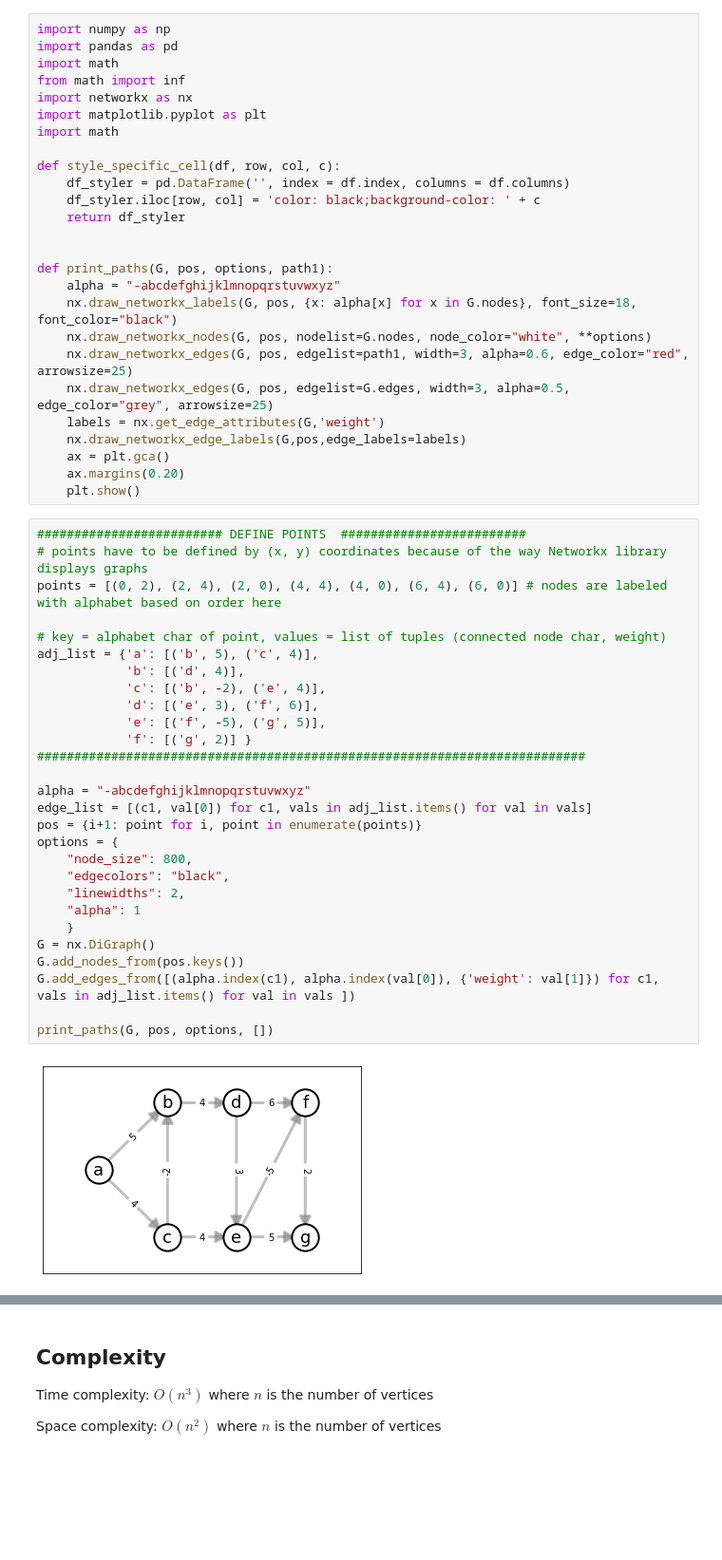
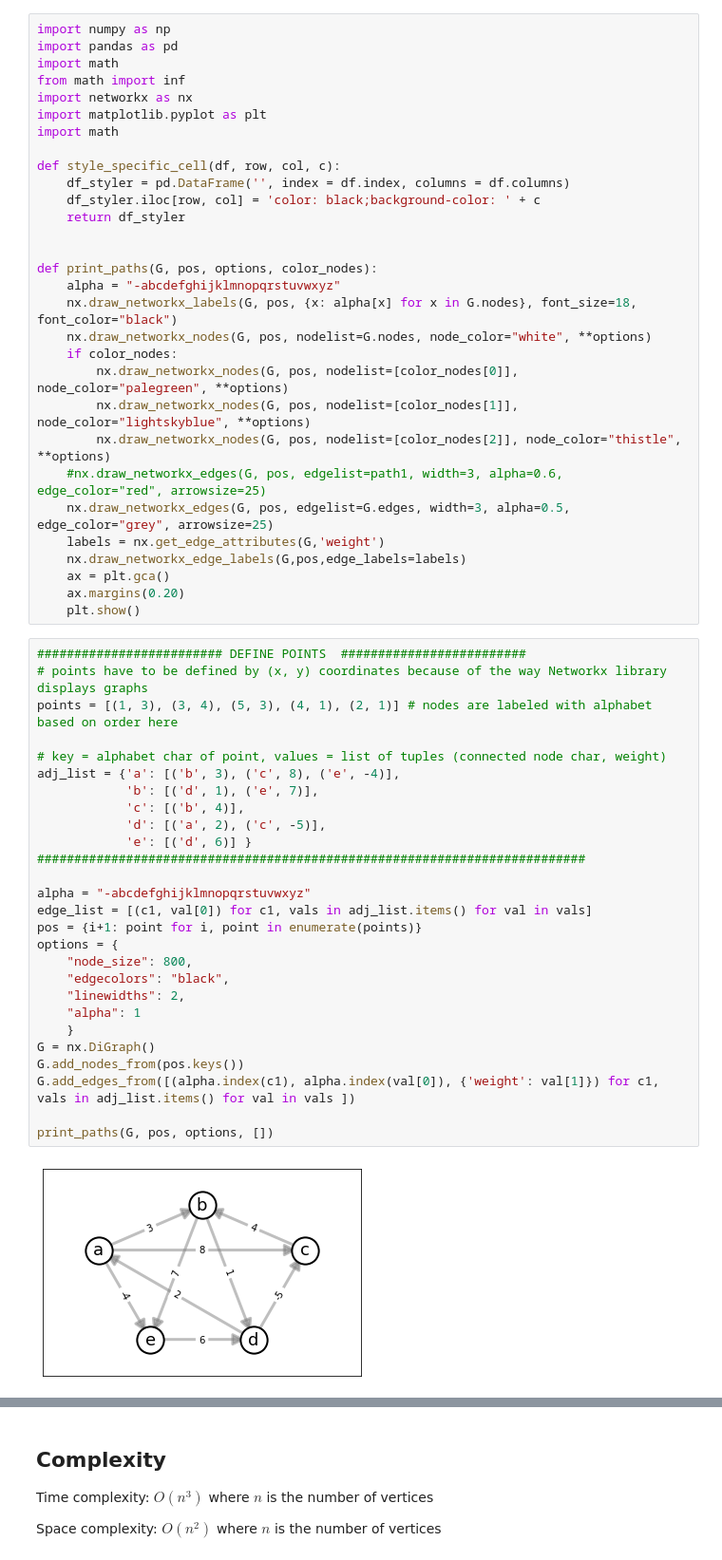
Before and after one commit to ezgimore/algo_notes, a Jupyter notebook: floyd_warshall.ipynb, the cells around one changed output, grey strips where cells are left out. Shown: that part at 95% size. Saved outputs shown, nothing was run; the diff lists cells and outputs as text; blank space fills up the shorter version.

```diff
--- a/floyd_warshall.ipynb
+++ b/floyd_warshall.ipynb
@@ -30,11 +34,15 @@ def style_specific_cell(df, row, col, c):
     return df_styler
 
 
-def print_paths(G, pos, options, path1):
+def print_paths(G, pos, options, color_nodes):
     alpha = "-abcdefghijklmnopqrstuvwxyz"
     nx.draw_networkx_labels(G, pos, {x: alpha[x] for x in G.nodes}, font_size=18, font_color="black")
     nx.draw_networkx_nodes(G, pos, nodelist=G.nodes, node_color="white", **options)
-    nx.draw_networkx_edges(G, pos, edgelist=path1, width=3, alpha=0.6, edge_color="red", arrowsize=25)
+    if color_nodes:
+        nx.draw_networkx_nodes(G, pos, nodelist=[color_nodes[0]], node_color="palegreen", **options)
+        nx.draw_networkx_nodes(G, pos, nodelist=[color_nodes[1]], node_color="lightskyblue", **options)
+        nx.draw_networkx_nodes(G, pos, nodelist=[color_nodes[2]], node_color="thistle", **options)
+    #nx.draw_networkx_edges(G, pos, edgelist=path1, width=3, alpha=0.6, edge_color="red", arrowsize=25)
     nx.draw_networkx_edges(G, pos, edgelist=G.edges, width=3, alpha=0.5, edge_color="grey", arrowsize=25)
     labels = nx.get_edge_attributes(G,'weight')
     nx.draw_networkx_edge_labels(G,pos,edge_labels=labels)
@@ -44,33 +52,32 @@ def print_paths(G, pos, options, path1):
 # %%
 ######################### DEFINE POINTS  #########################
 # points have to be defined by (x, y) coordinates because of the way Networkx library displays graphs
-points = [(0, 2), (2, 4), (2, 0), (4, 4), (4, 0), (6, 4), (6, 0)] # nodes are labeled with alphabet based on order here
+points = [(1, 3), (3, 4), (5, 3), (4, 1), (2, 1)] # nodes are labeled with alphabet based on order here
 
 # key = alphabet char of point, values = list of tuples (connected node char, weight)
-adj_list = {'a': [('b', 5), ('c', 4)],
-            'b': [('d', 4)],
-            'c': [('b', -2), ('e', 4)],
-            'd': [('e', 3), ('f', 6)],
-            'e': [('f', -5), ('g', 5)],
-            'f': [('g', 2)] }
+adj_list = {'a': [('b', 3), ('c', 8), ('e', -4)],
+            'b': [('d', 1), ('e', 7)],
+            'c': [('b', 4)],
+            'd': [('a', 2), ('c', -5)],
+            'e': [('d', 6)] }
 ##########################################################################
 
 alpha = "-abcdefghijklmnopqrstuvwxyz"
 edge_list = [(c1, val[0]) for c1, vals in adj_list.items() for val in vals]
 pos = {i+1: point for i, point in enumerate(points)}
 options = {
     "node_size": 800,
     "edgecolors": "black",
     "linewidths": 2,
     "alpha": 1
     }
 G = nx.DiGraph()
 G.add_nodes_from(pos.keys())
 G.add_edges_from([(alpha.index(c1), alpha.index(val[0]), {'weight': val[1]}) for c1, vals in adj_list.items() for val in vals ])
 
 print_paths(G, pos, options, [])
 # %% [output]
-[figure, old version]
+[figure, new version]
 # %%
 df = pd.DataFrame(index=[alpha[i] for i in range(1, len(points)+1)],columns=[alpha[i] for i in range(1, len(points)+1)], data=math.inf)
 np.fill_diagonal(df.values, 0)
```
Also changed, not shown: parts of 5 cells of this notebook, 3 other files.
